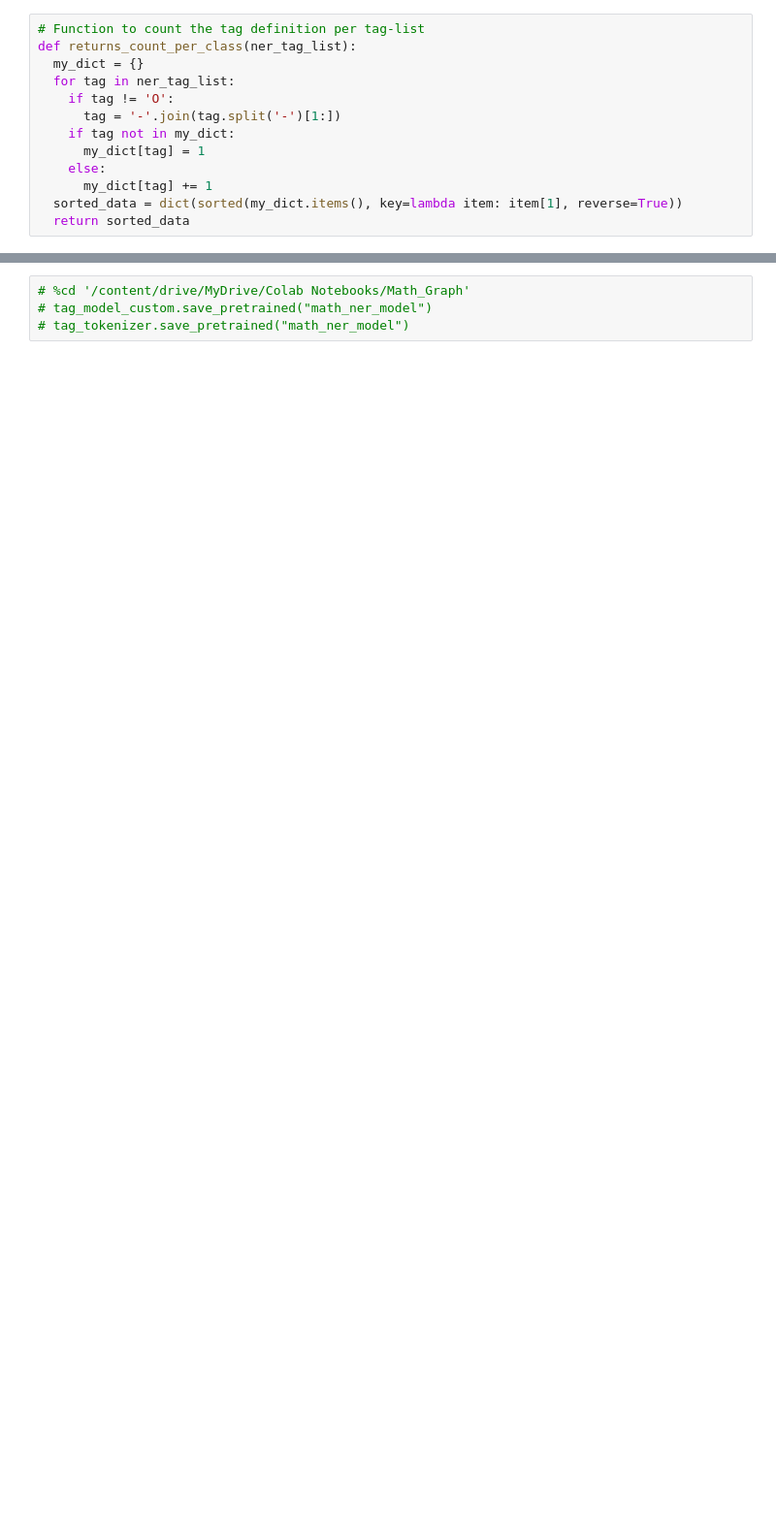
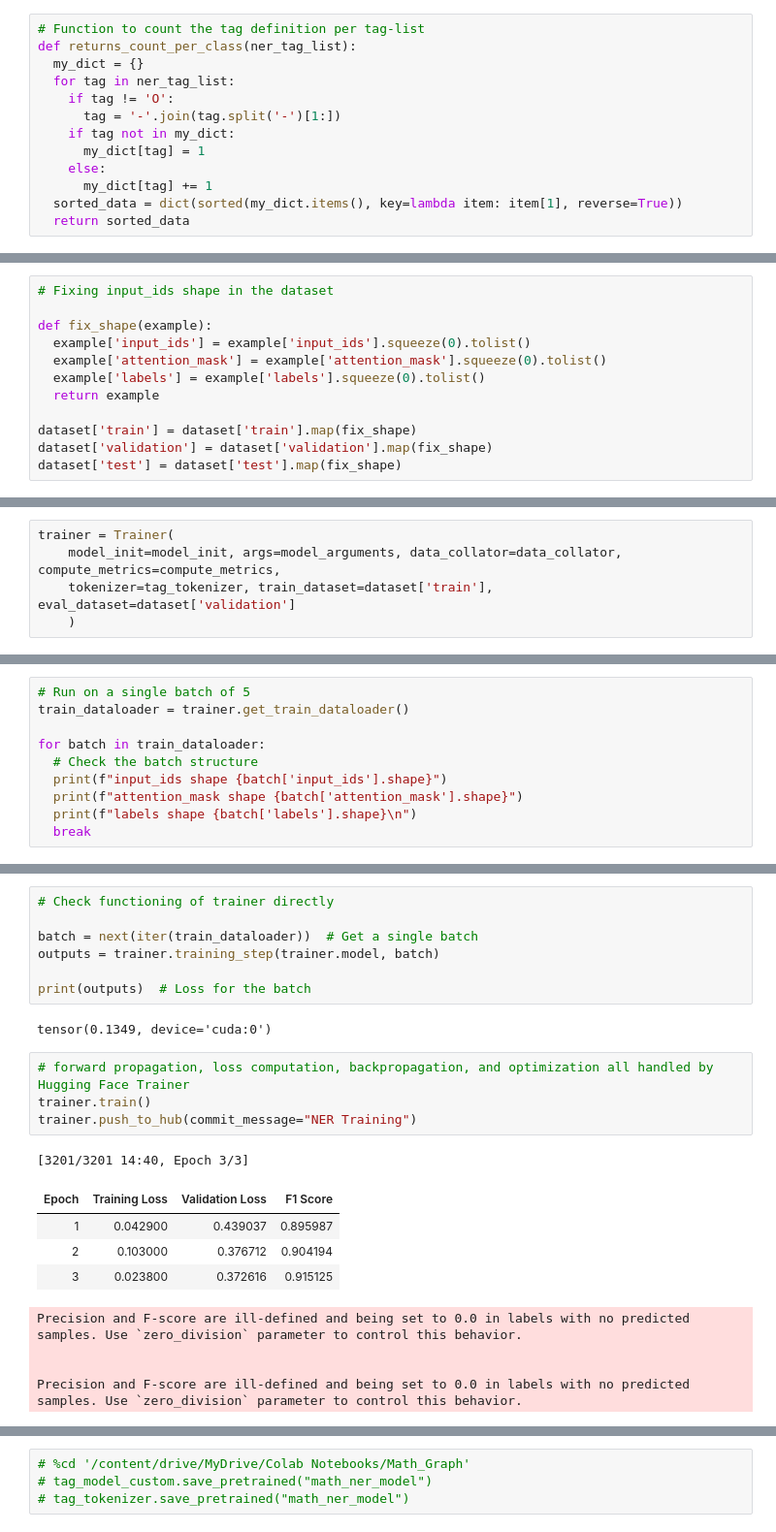
Before and after one commit to HeatherDriver/MathGraph, a Jupyter notebook: 05_NER_Model.ipynb, the cells around one changed output, grey strips where cells are left out. Shown: that part at 97% size. Drawn from its saved outputs; the diff is of its cells as text; blank space fills up the shorter version.

```diff
--- a/05_NER_Model.ipynb
+++ b/05_NER_Model.ipynb
@@ -237,0 +576,12 @@ pd.DataFrame([inputs['input_ids'][0].numpy(), tokens, predictions[0].numpy(), pr
+# %%
+# Fixing input_ids shape in the dataset
+
+def fix_shape(example):
+  example['input_ids'] = example['input_ids'].squeeze(0).tolist()
+  example['attention_mask'] = example['attention_mask'].squeeze(0).tolist()
+  example['labels'] = example['labels'].squeeze(0).tolist()
+  return example
+
+dataset['train'] = dataset['train'].map(fix_shape)
+dataset['validation'] = dataset['validation'].map(fix_shape)
+dataset['test'] = dataset['test'].map(fix_shape)
@@ -237,0 +646,5 @@ pd.DataFrame([inputs['input_ids'][0].numpy(), tokens, predictions[0].numpy(), pr
+# %%
+trainer = Trainer(
+    model_init=model_init, args=model_arguments, data_collator=data_collator, compute_metrics=compute_metrics,
+    tokenizer=tag_tokenizer, train_dataset=dataset['train'], eval_dataset=dataset['validation']
+    )
@@ -237,0 +655,10 @@ pd.DataFrame([inputs['input_ids'][0].numpy(), tokens, predictions[0].numpy(), pr
+# %%
+# Run on a single batch of 5
+train_dataloader = trainer.get_train_dataloader()
+
+for batch in train_dataloader:
+  # Check the batch structure
+  print(f"input_ids shape {batch['input_ids'].shape}")
+  print(f"attention_mask shape {batch['attention_mask'].shape}")
+  print(f"labels shape {batch['labels'].shape}\n")
+  break
@@ -237,0 +722,23 @@ pd.DataFrame([inputs['input_ids'][0].numpy(), tokens, predictions[0].numpy(), pr
+# %%
+# Check functioning of trainer directly
+
+batch = next(iter(train_dataloader))  # Get a single batch
+outputs = trainer.training_step(trainer.model, batch)
+
+print(outputs)  # Loss for the batch
+# %% [output]
+tensor(0.1349, device='cuda:0')
+# %%
+# forward propagation, loss computation, backpropagation, and optimization all handled by Hugging Face Trainer
+trainer.train()
+trainer.push_to_hub(commit_message="NER Training")
+# %% [output]
+[3201/3201 14:40, Epoch 3/3]
+| Epoch | Training Loss | Validation Loss | F1 Score |
+| 1 | 0.042900 | 0.439037 | 0.895987 |
+| 2 | 0.103000 | 0.376712 | 0.904194 |
+| 3 | 0.023800 | 0.372616 | 0.915125 |
+Precision and F-score are ill-defined and being set to 0.0 in labels with no predicted samples. Use `zero_division` parameter to control this behavior.
+
+
+Precision and F-score are ill-defined and being set to 0.0 in labels with no predicted samples. Use `zero_division` parameter to control this behavior.
```
Also changed, not shown: parts of 57 cells of this notebook.
